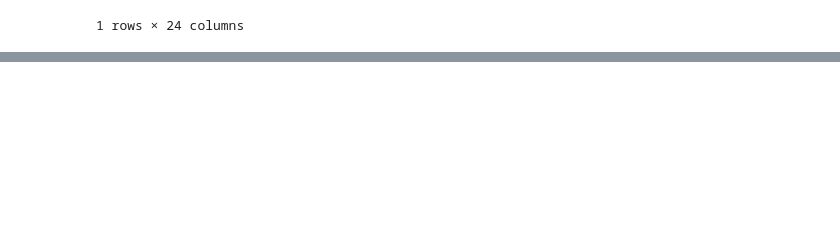
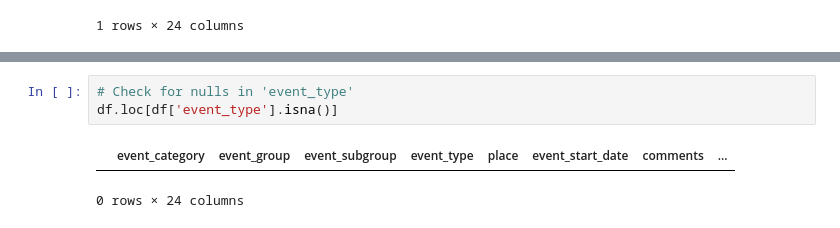
Before and after one commit to LindsayDawnSnow/cnd_nat_dist, a Jupyter notebook: fatal_events.ipynb, the cells around one changed output, grey strips where cells are left out. Drawn from its saved outputs; the diff is of its cells as text; blank space fills up the shorter version.

```diff
--- a/fatal_events.ipynb
+++ b/fatal_events.ipynb
@@ -156,0 +161,6 @@ len(df)
+# %%
+# Check for nulls in 'event_type'
+df.loc[df['event_type'].isna()]
+# %% [output]
+|  | event_category | event_group | event_subgroup | event_type | place | event_start_date | comments | ... |
+0 rows × 24 columns
```
Also changed, not shown: parts of 14 cells of this notebook, 1 other file.
